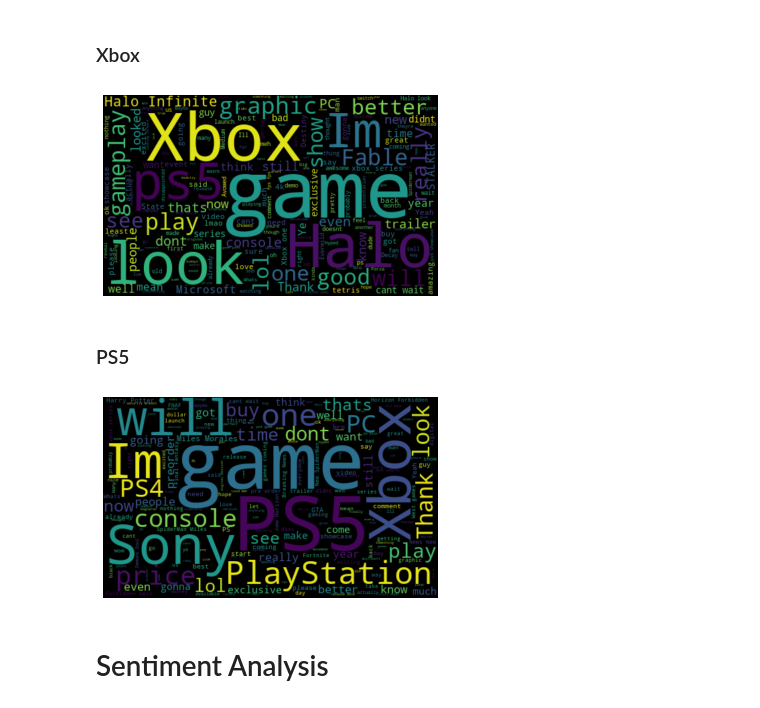
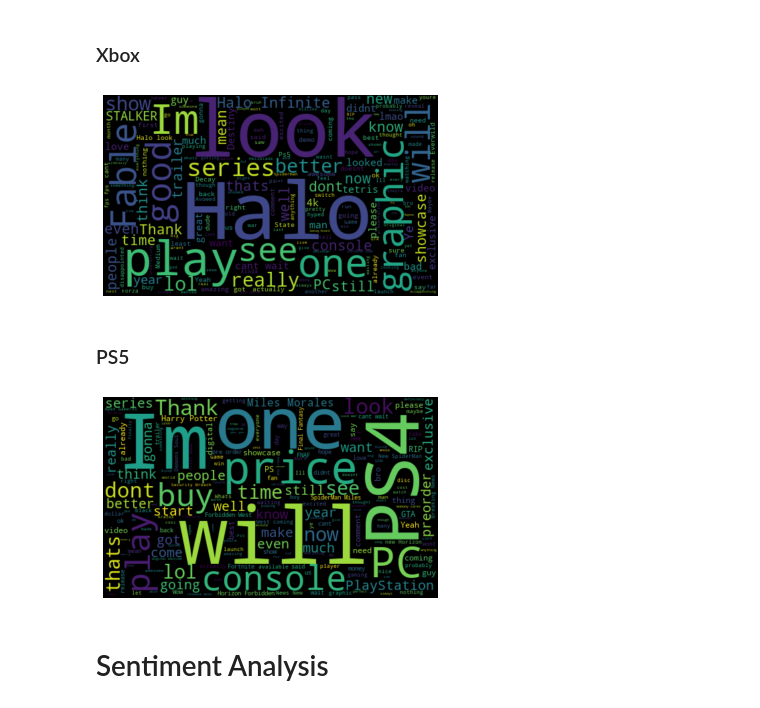
Before and after one commit to SalimAmarti/PS5_vs_XboxSeriesX, a Jupyter notebook: PS5 vs. Xbox Series X.ipynb, the cells around one changed output. Saved outputs shown, nothing was run; the diff lists cells and outputs as text; code cells hidden in the pictures.

```diff
--- a/PS5 vs. Xbox Series X.ipynb
+++ b/PS5 vs. Xbox Series X.ipynb
@@ -121,14 +121,14 @@ Xbox_games_dict = {'Halo':'Halo Infinite, Halo',
                   'Grounded':'Grounded',
                   'Avowed':'Avowed',
                   'As Dusk Falls':'As Dusk Falls, Dusk Falls, Dusk',
-                  'Hellblade 2':'Hellblade 2, Hellblade, Hell blade',
+                  'Hellblade 2':'Hellblade 2, Hellblade, Hell blade, Senua\'s Saga Hellblade 2, Senua\'s Saga Hellblade, Senua\'s Saga, Senuas Saga Hellblade, Senuas Saga',
                   'Psychonauts 2':'Psychonauts 2, Psychonauts, Pyschonauts',
                   'S.T.A.L.K.E.R. 2':'S.T.A.L.K.E.R. 2, Stalker 2, Stalker',
                   'Warhammer 40,000: Darktide':'Warhammer 40000 Darktide, Warhammer, War hammer',
                   'The Gunk':'The Gunk, Gunk',
                   'The Medium':'The Medium',
                   'Phantasy Star Online 2 New Genesis':'Phantasy Star Online 2 New Genesis, Phantasy Star, New Genesis, PSONG, PSO2, PSO2NG',
-                  'Crossfire X':'Crossfire X, Crossfire, Cross fire',
+                  'Crossfire X':'Crossfire X, Crossfire, Cross fire, CrossfireX',
                   'Fable 4':'Fable 4, Fable IV, Fable',
                   'Gears of War':'Gears of War 5, Gears of War, Gears 5, Gears, GoW5, GoW'}
 # %%
@@ -210,8 +210,8 @@ PS5_games_dict = {'Final Fantasy XVI':'Final Fantasy XVI, Final Fantasy 16, Fina
                  'Death Loop':'Death Loop, Deathloop',
                  'Devil May Cry 5':'Devil May Cry 5 Special Edition, Devil May Cry 5, Devil May Cry, Devilmaycry, DMC5, DMC5 SE',
                  'Oddworld Soulstorm':'Oddworld Soulstorm, Oddworld Soul Storm, Oddworld Soul System, Odd World Soul System, Soulstorm, Soul Storm, Oddworld, Odd world',
-                 'Five Nights at Freddys Security Breach':'Five Nights at Freddys Security Breach, Five Nights at Freddys, Freddys Security Breach, Freddy, FNFSB',
-                 'Demons Souls':'Demons Souls, Demon Souls, Demon Soul, Demons Soul',
+                 'Five Nights at Freddys Security Breach':'Five Nights at Freddy\'s Security Breach, Five Nights at Freddy\'s, Freddy\'s Security Breach, Five Nights at Freddys Security Breach, Five Nights at Freddys, Freddys Security Breach, Freddy, FNFSB',
+                 'Demons Souls':'Demon\'s Souls, Demon\'s Soul, Demons Souls, Demon Souls, Demon Soul, Demons Soul',
                  'Fortnite':'Fortnite',
                  'Ragnarok':'God Of War Ragnarok, GoW Ragnarok, Ragnarok, God of War, GoW, GoWR',
                  'Horizon':'Horizon Zero Dawn, Horizon Forbidden West, Horizon Forbidden, Horizon'}
@@ -349,28 +349,34 @@ PS5_data.head()
 #Creating a word cloud
 from wordcloud import WordCloud
 
+word='ps5|Xbox|PS5|XBOX|xbox|Playstation|playstation|game|games|Sony|sony|Microsoft|microsoft'
 full_text = ' '.join([txt for txt in Xbox_data['Text with games']])
+full_text = re.sub(word,'',full_text)
+
 wordcloud = WordCloud(width=500, height=300, max_font_size=119).generate(full_text)
 
 plt.imshow(wordcloud, interpolation='bilinear')
 plt.axis('off')
 plt.show()
 # %% [output]
-[figure, old version]
+[figure, new version]
 # %% [markdown]
 ### PS5
 # %%
 #Creating a word cloud
 from wordcloud import WordCloud
 
+word='ps5|Xbox|PS5|XBOX|xbox|Playstation|playstation|game|games|Sony|sony|Microsoft|microsoft'
 full_text = ' '.join([txt for txt in PS5_data['Text with games']])
+full_text = re.sub(word,'',full_text)
+
 wordcloud = WordCloud(width=500, height=300, max_font_size=119).generate(full_text)
 
 plt.imshow(wordcloud, interpolation='bilinear')
 plt.axis('off')
 plt.show()
 # %% [output]
-[figure, old version]
+[figure, new version]
 # %% [markdown]
 # Sentiment Analysis
 # %% [markdown]
```
Also changed, not shown: parts of 13 cells of this notebook.
